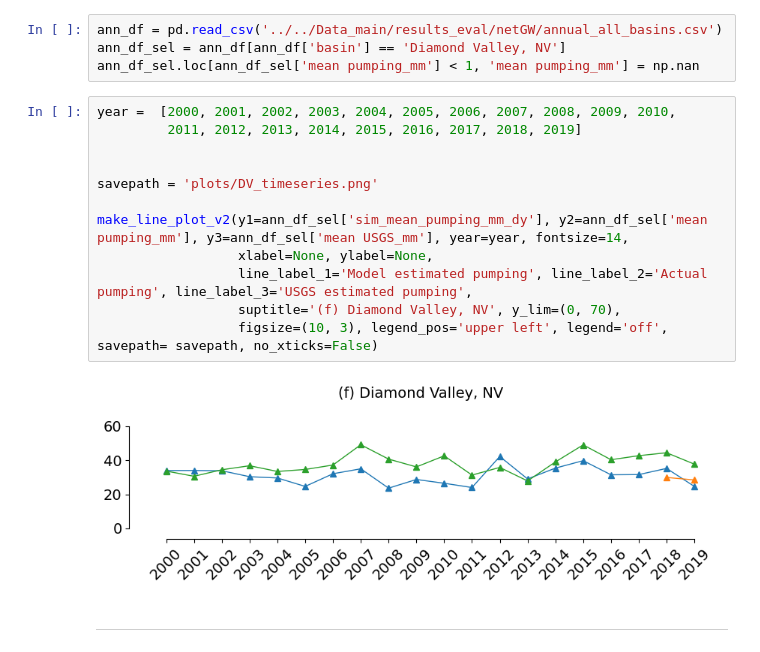
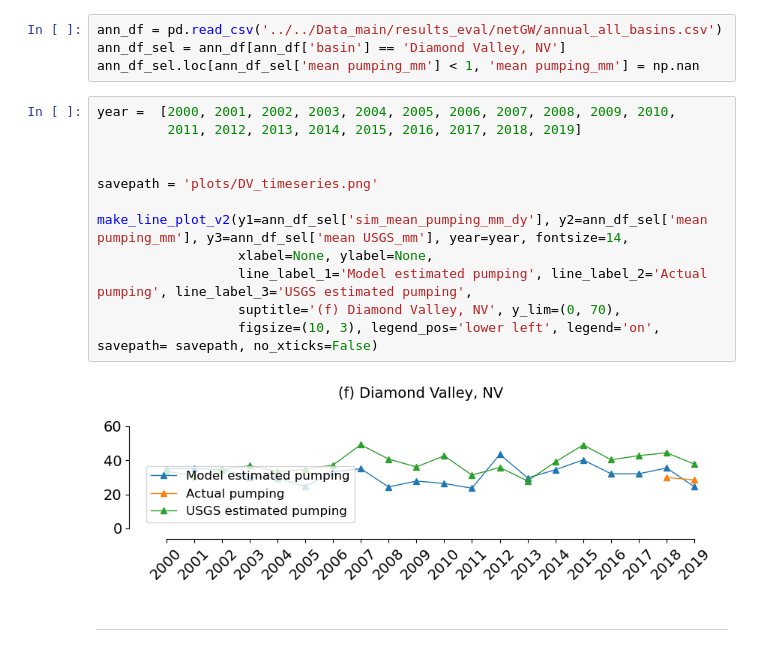
Before and after one commit to mdfahimhasan/WestUS_Peff, a Jupyter notebook: Codes/results_analysis/netGW_vs_pumping.ipynb, the cells around one changed output. Saved outputs shown, nothing was run; the diff lists cells and outputs as text.

```diff
--- a/Codes/results_analysis/netGW_vs_pumping.ipynb
+++ b/Codes/results_analysis/netGW_vs_pumping.ipynb
@@ -248,17 +245,17 @@ ann_df_sel.loc[ann_df_sel['mean pumping_mm'] < 1, 'mean pumping_mm'] = np.nan
 # %%
 year =  [2000, 2001, 2002, 2003, 2004, 2005, 2006, 2007, 2008, 2009, 2010,
          2011, 2012, 2013, 2014, 2015, 2016, 2017, 2018, 2019]
 
 
 savepath = 'plots/DV_timeseries.png'
 
 make_line_plot_v2(y1=ann_df_sel['sim_mean_pumping_mm_dy'], y2=ann_df_sel['mean pumping_mm'], y3=ann_df_sel['mean USGS_mm'], year=year, fontsize=14,
                   xlabel=None, ylabel=None,
                   line_label_1='Model estimated pumping', line_label_2='Actual pumping', line_label_3='USGS estimated pumping',
                   suptitle='(f) Diamond Valley, NV', y_lim=(0, 70),
-                  figsize=(10, 3), legend_pos='upper left', legend='off', savepath= savepath, no_xticks=False)
+                  figsize=(10, 3), legend_pos='lower left', legend='on', savepath= savepath, no_xticks=False)
 # %% [output]
-[figure, old version]
+[figure, new version]
 # %% [markdown]
 --------------
 # %% [markdown]
```
Also changed, not shown: parts of 12 cells of this notebook, 11 other files.
